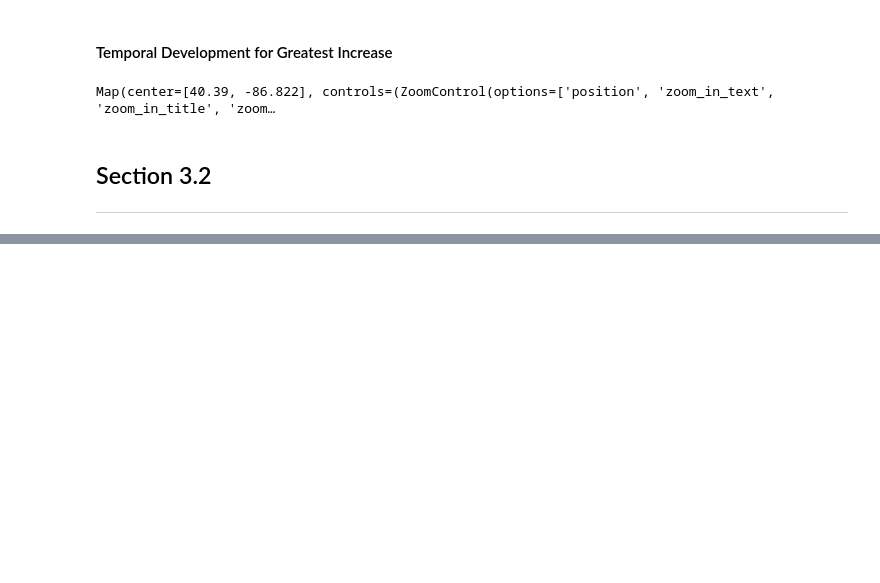
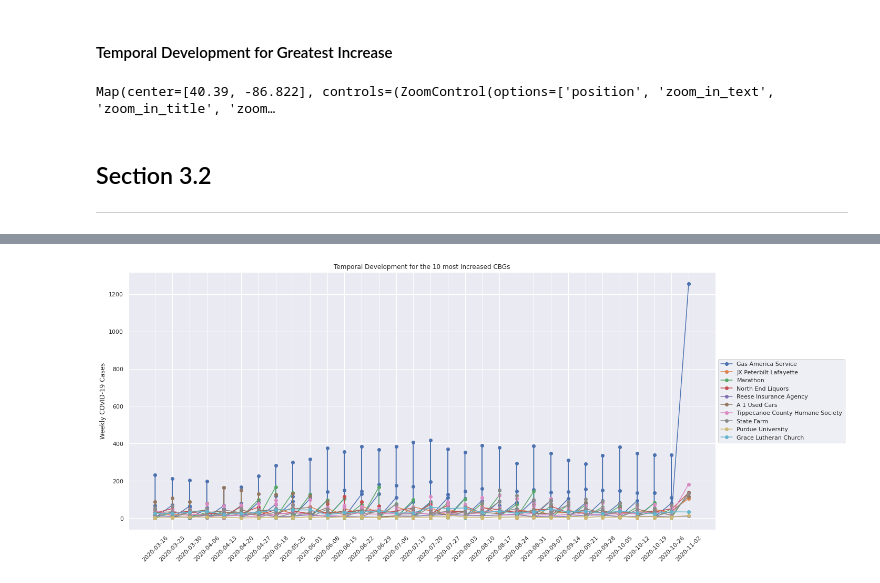
Before and after one commit to ironhacks/showcase-fall-2020, a Jupyter notebook: xC9YYQVbbOMczLOB8CvIxdODyLw1/report.ipynb, the cells around one changed output, grey strips where cells are left out. Drawn from its saved outputs; the diff is of its cells as text; code cells hidden in the pictures; blank space fills up the shorter version.

```diff
--- a/xC9YYQVbbOMczLOB8CvIxdODyLw1/report.ipynb
+++ b/xC9YYQVbbOMczLOB8CvIxdODyLw1/report.ipynb
@@ -198,0 +340,23 @@ Lawal Ogunfowora.
+# %%
+merged_cbg_1['date_start'] = convert_date(2020, 11, 2)
+# %%
+use = merged_cbg_1.merge(cbg_100_pred, on='poi_cbg');
+# %%
+def mod_new_data_1(i):
+    poi_data = main_data[main_data['poi_cbg']==i][['raw_visit_counts', 'date_start']]
+    new_poi_data = use[use['poi_cbg']==i][['raw_visit_counts', 'date_start']]
+    return pd.concat([poi_data, new_poi_data], ignore_index=True).set_index('date_start')
+# %%
+def mod_plot_gra_1(df):
+    ax.plot(df, marker='o', linestyle='-', label=list(main_data[main_data['poi_cbg']==j]['location_name'])[0])
+    ax.set_ylabel('Weekly COVID-19 Cases')
+    ax.legend(loc='center left', bbox_to_anchor=(1, 0.5))
+    plt.xticks(rotation=45)
+# %%
+fig, ax = plt.subplots(figsize=(20,9))
+ax.set_title('Temporal Development for the 10 most Increased CBGs')
+for j in top_cbg_1:
+    mod_plot_gra_1(mod_new_data_1(j))
+plt.savefig('temporal_cbg_10.png')
+# %% [output]
+[figure, added]
```
Also changed, not shown: parts of 26 cells of this notebook, 10 other files.
